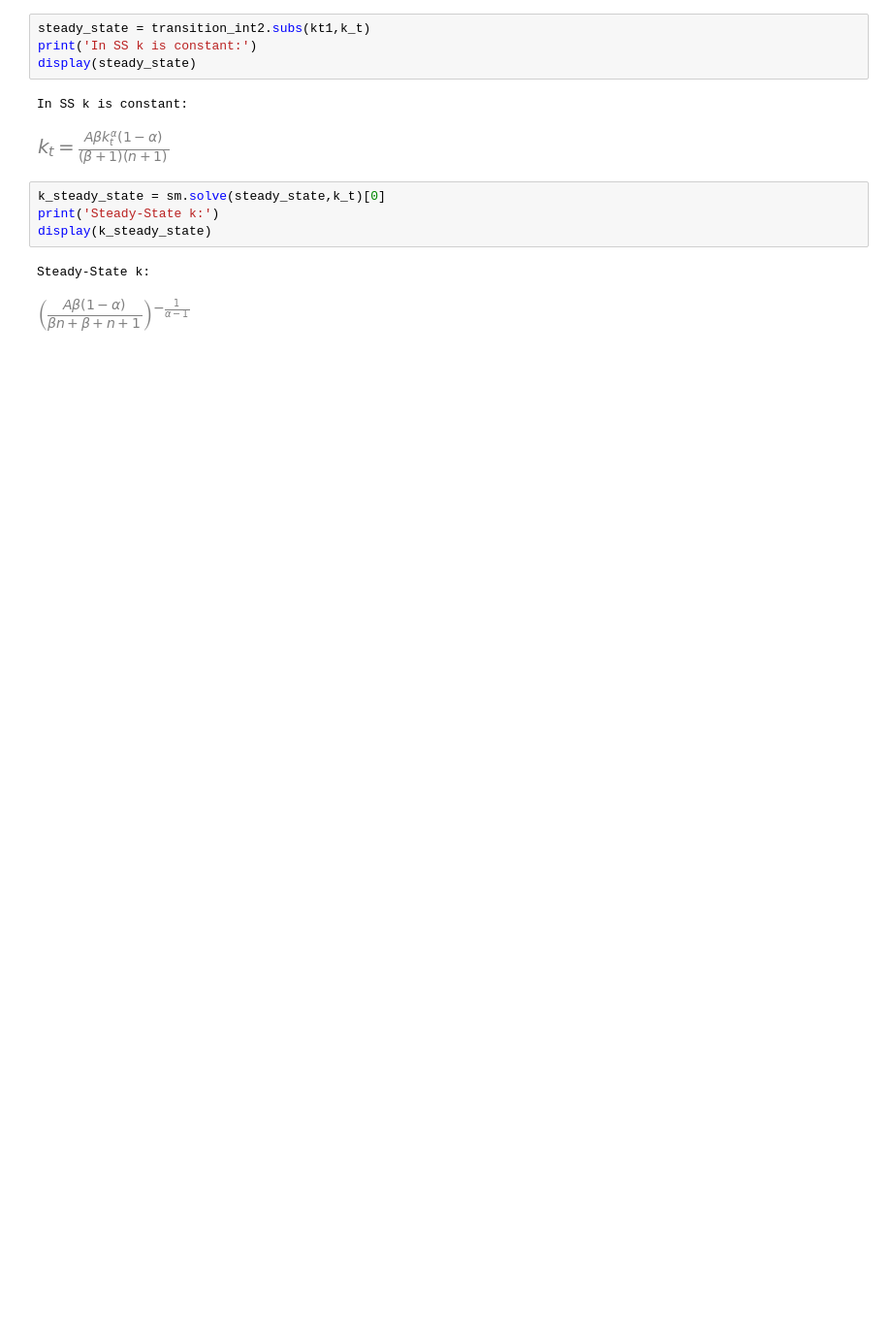
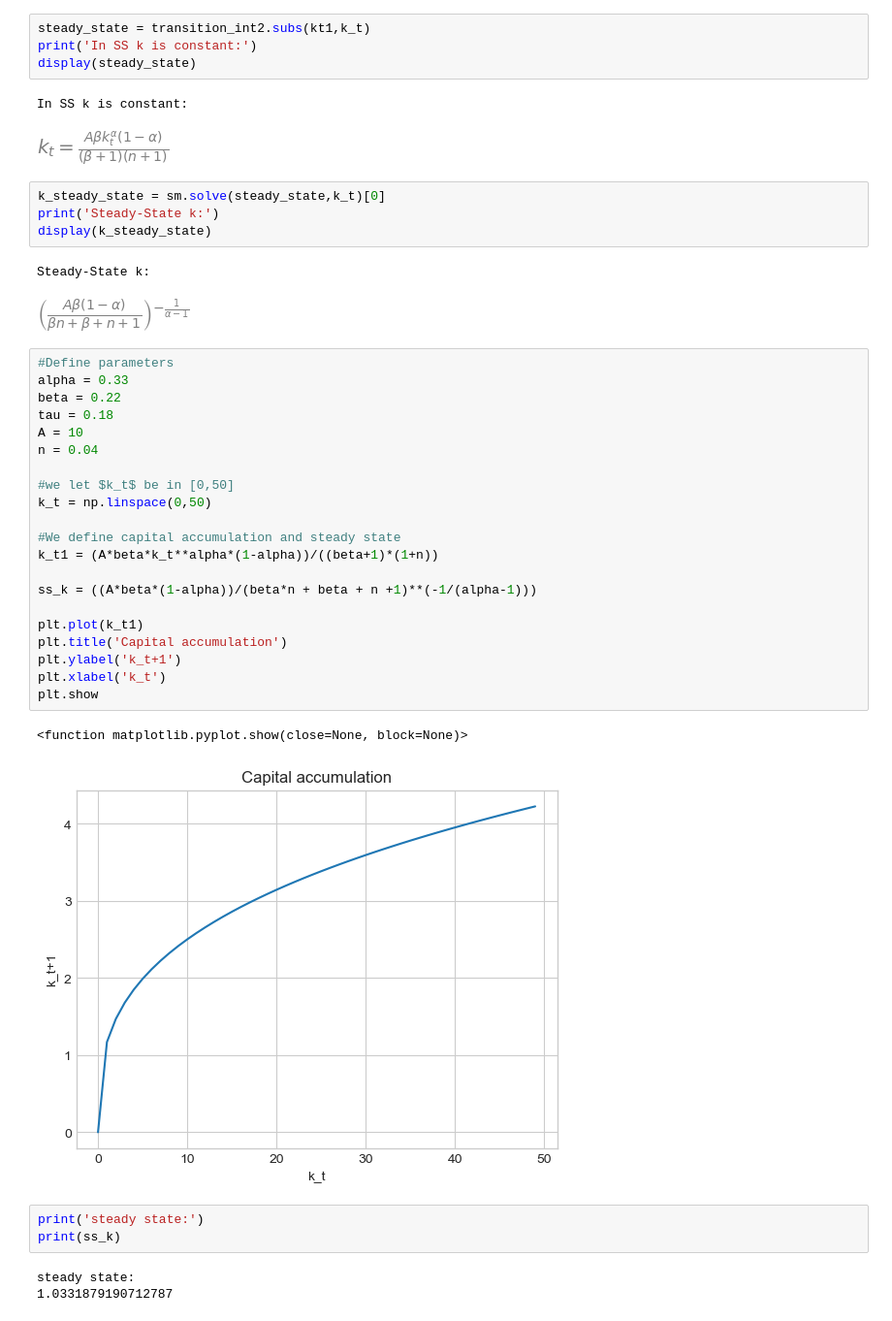
Before and after one commit to NumEconCopenhagen/projects-2023-siuuu, a Jupyter notebook: modelproject/modelproject.ipynb, the cells around one changed output. Shown at 97% size. Saved outputs shown, nothing was run; the diff lists cells and outputs as text; blank space fills up the shorter version.

```diff
--- a/modelproject/modelproject.ipynb
+++ b/modelproject/modelproject.ipynb
@@ -185,3 +185,33 @@ display(k_steady_state)
 # %% [output]
 Steady-State k:
 [figure]
+# %%
+#Define parameters
+alpha = 0.33
+beta = 0.22
+tau = 0.18
+A = 10
+n = 0.04
+
+#we let $k_t$ be in [0,50]
+k_t = np.linspace(0,50)
+
+#We define capital accumulation and steady state
+k_t1 = (A*beta*k_t**alpha*(1-alpha))/((beta+1)*(1+n))
+
+ss_k = ((A*beta*(1-alpha))/(beta*n + beta + n +1)**(-1/(alpha-1)))
+
+plt.plot(k_t1)
+plt.title('Capital accumulation')
+plt.ylabel('k_t+1')
+plt.xlabel('k_t')
+plt.show
+# %% [output]
+<function matplotlib.pyplot.show(close=None, block=None)>
+[figure, added]
+# %%
+print('steady state:')
+print(ss_k)
+# %% [output]
+steady state:
+1.0331879190712787
```
